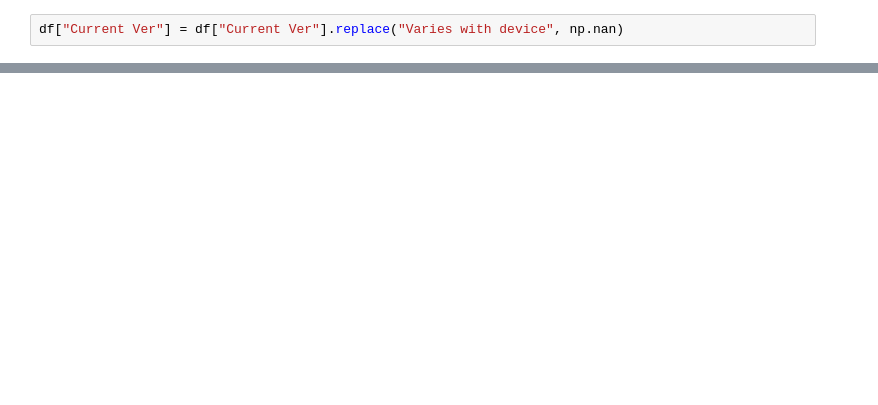
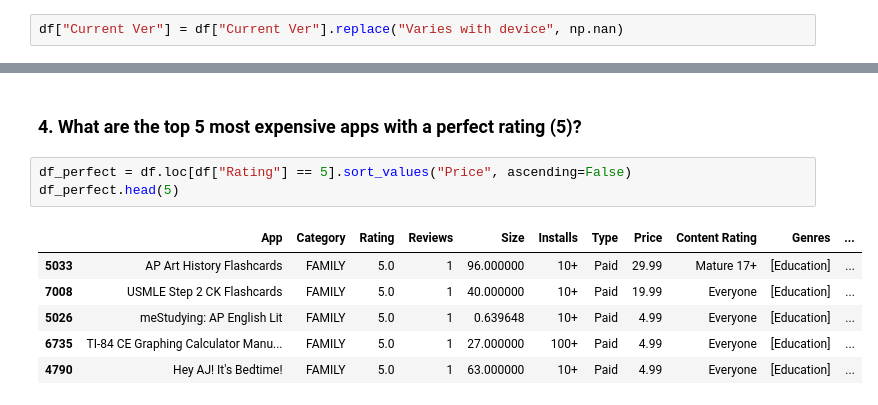
Before and after one commit to YoussifAhmed66/Play-Store-apps-data-cleaning-and-preprocessing, a Jupyter notebook: Script.ipynb, the cells around one changed output, grey strips where cells are left out. Cells and saved outputs as stored; diff of their text form; blank space fills up the shorter version.

```diff
--- a/Script.ipynb
+++ b/Script.ipynb
@@ -541,0 +668,12 @@ df["Current Ver"] = df["Current Ver"].replace("Varies with device", np.nan)
+# %% [markdown]
+### 4. What are the top 5 most expensive apps with a perfect rating (5)?
+# %%
+df_perfect = df.loc[df["Rating"] == 5].sort_values("Price", ascending=False)
+df_perfect.head(5)
+# %% [output]
+|  | App | Category | Rating | Reviews | Size | Installs | Type | Price | Content Rating | Genres | ... |
+| 5033 | AP Art History Flashcards | FAMILY | 5.0 | 1 | 96.000000 | 10+ | Paid | 29.99 | Mature 17+ | [Education] | ... |
+| 7008 | USMLE Step 2 CK Flashcards | FAMILY | 5.0 | 1 | 40.000000 | 10+ | Paid | 19.99 | Everyone | [Education] | ... |
+| 5026 | meStudying: AP English Lit | FAMILY | 5.0 | 1 | 0.639648 | 10+ | Paid | 4.99 | Everyone | [Education] | ... |
+| 6735 | TI-84 CE Graphing Calculator Manu... | FAMILY | 5.0 | 1 | 27.000000 | 100+ | Paid | 4.99 | Everyone | [Education] | ... |
+| 4790 | Hey AJ! It's Bedtime! | FAMILY | 5.0 | 1 | 63.000000 | 10+ | Paid | 4.99 | Everyone | [Education] | ... |
```
Also changed, not shown: parts of 32 cells of this notebook.
